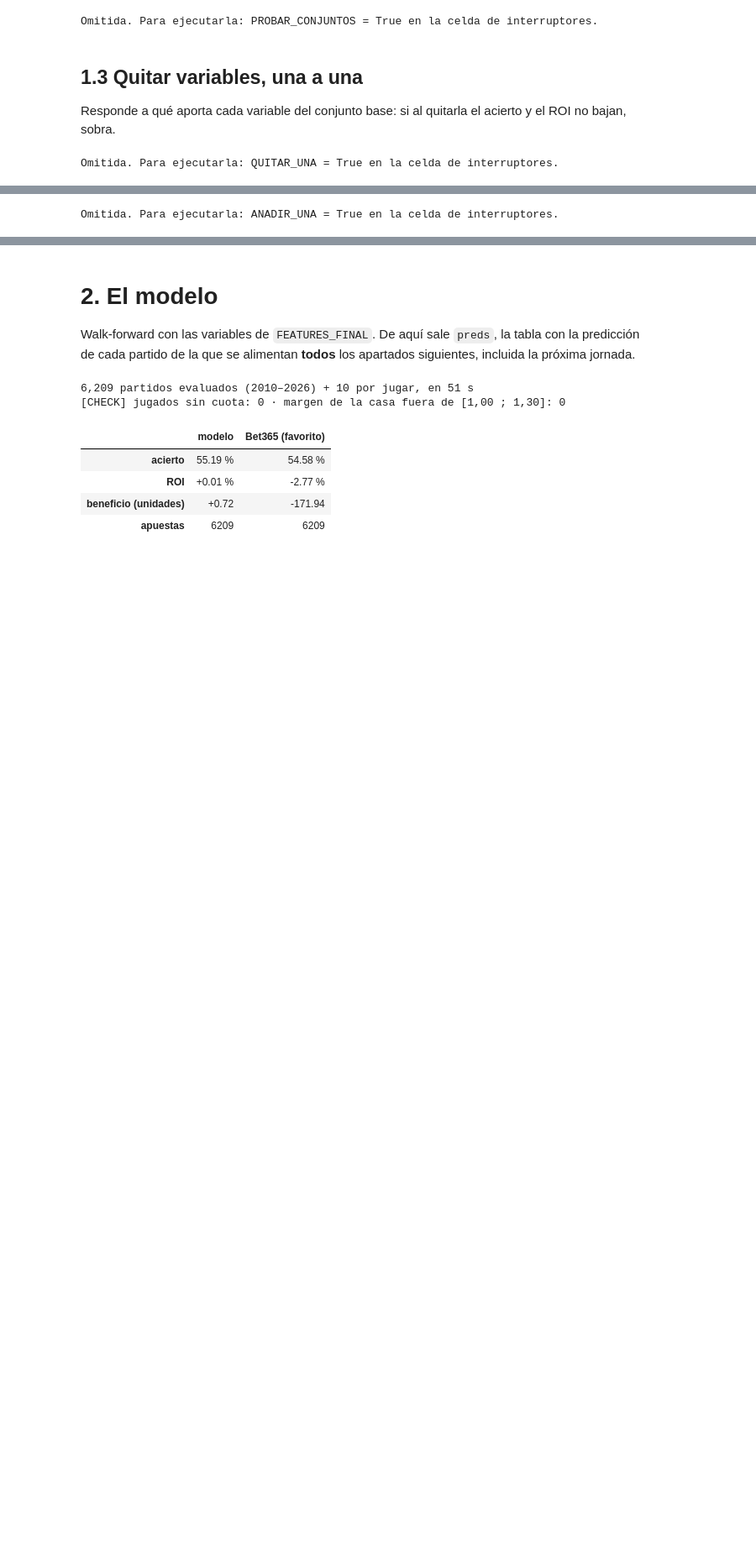
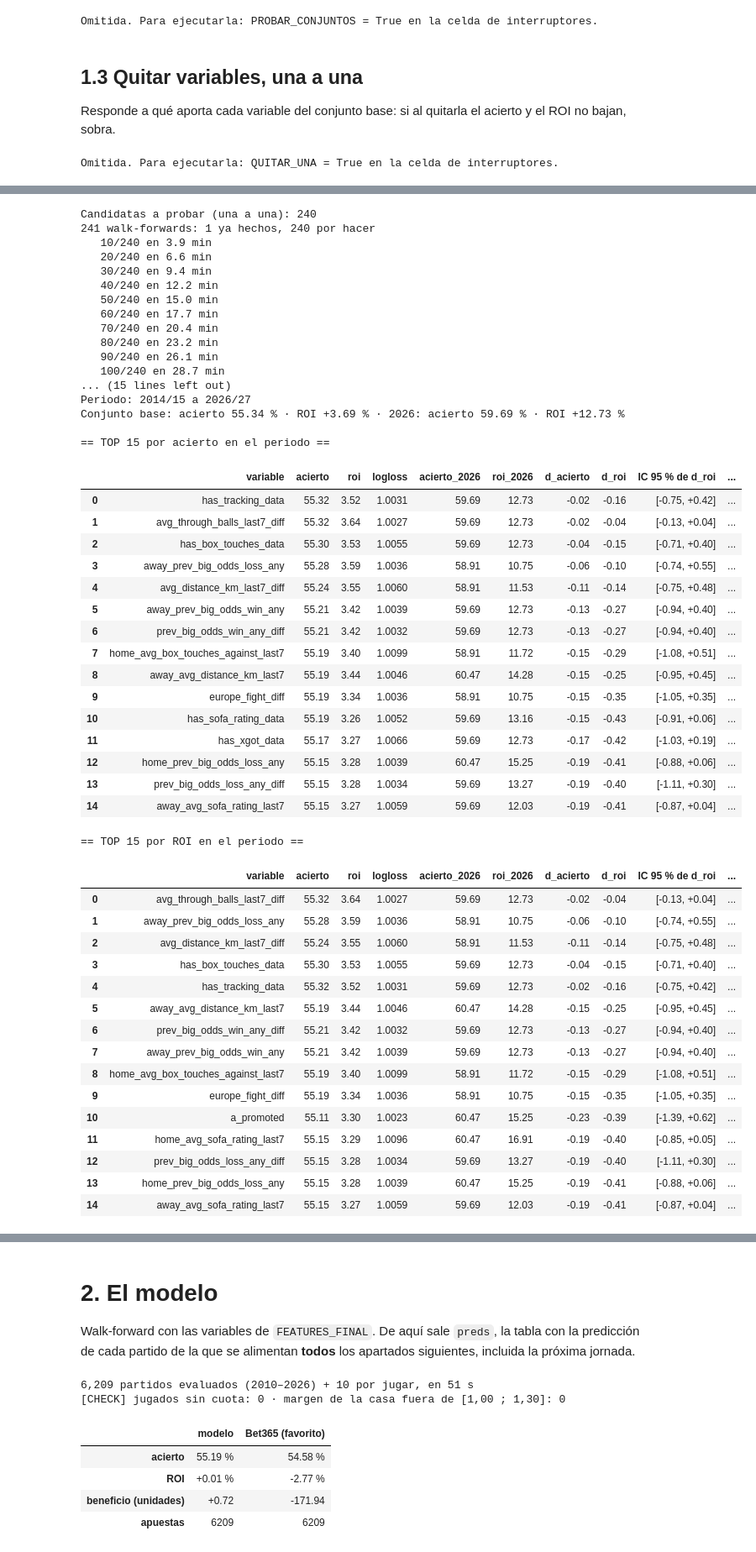
Before and after one commit to manuferrod/pronostico-laliga, a Jupyter notebook: MODELADO_trabajo.ipynb, the cells around one changed output, grey strips where cells are left out. Shown at 84% size. Cells and saved outputs as stored; diff of their text form; code cells hidden in the pictures; blank space fills up the shorter version.

```diff
--- a/MODELADO_trabajo.ipynb
+++ b/MODELADO_trabajo.ipynb
@@ -549,25 +602,87 @@ Con unas 250 candidatas tarda alrededor de 50 minutos en un equipo de 12 núcleo
 # %%
 if ANADIR_UNA:
     _fuera = set(BASE_FEATURES) | {"Date", "FTR", "HomeTeam_norm", "AwayTeam_norm", "target", "Season", "Matchweek"}
     CANDIDATAS = [c for c in df.columns if c not in _fuera and pd.api.types.is_numeric_dtype(df[c])
                   and df[c].nunique() > 1 and df[c].notna().all()]
     print(f"Candidatas a probar (una a una): {len(CANDIDATAS)}")
-    _c = {"BASE": list(BASE_FEATURES)}
-    _c.update({f: list(BASE_FEATURES) + [f] for f in CANDIDATAS})
-    resultados = tabla_pruebas(prueba_conjuntos(_c), "BASE")
+    if BASE_FEATURES:
+        _ref = "Conjunto base"
+        _c = {"BASE": list(BASE_FEATURES)}
+        _c.update({f: list(BASE_FEATURES) + [f] for f in CANDIDATAS})
+        _res = prueba_conjuntos(_c)
+    else:
+        # sin variables de partida: cada candidata sola, comparada con apostar siempre al favorito de Bet365
+        _ref = "Referencia, siempre al favorito de Bet365"
+        _solas = prueba_conjuntos({f: [f] for f in CANDIDATAS})
+        _m = pon_mercado(next(iter(_solas.values())))
+        _m["y_pred"] = _m["y_pred_market"]
+        _j = _m["y_true"].isin(ETIQUETAS) & en_periodo(_m["Season"])
+        _m.attrs["logloss"] = log_loss_hda(_m.loc[_j, "y_true"], _m.loc[_j, ["pH_mkt_pred", "pD_mkt_pred", "pA_mkt_pred"]])
+        _res = {"BASE": _m, **_solas}
+    resultados = tabla_pruebas(_res, "BASE")
     _b = resultados.iloc[0]
     for _m in ("acierto", "roi"):
         resultados[f"d_{_m}_{TEMPORADA_FOCO}"] = resultados[f"{_m}_{TEMPORADA_FOCO}"] - _b[f"{_m}_{TEMPORADA_FOCO}"]
-    print(f"\nConjunto base: acierto {_b['acierto']:.2f} % · ROI {_b['roi']:+.2f} % · "
+    print(f"\nPeriodo: {PERIODO}\n{_ref}: acierto {_b['acierto']:.2f} % · ROI {_b['roi']:+.2f} % · "
           f"{TEMPORADA_FOCO}: acierto {_b[f'acierto_{TEMPORADA_FOCO}']:.2f} % · ROI {_b[f'roi_{TEMPORADA_FOCO}']:+.2f} %")
     _r = resultados.iloc[1:].rename(columns={"conjunto": "variable"})
-    for _col, _tit in (("acierto", "acierto global"), ("roi", "ROI global"),
+    for _col, _tit in (("acierto", "acierto en el periodo"), ("roi", "ROI en el periodo"),
                        (f"acierto_{TEMPORADA_FOCO}", f"acierto {TEMPORADA_FOCO}"), (f"roi_{TEMPORADA_FOCO}", f"ROI {TEMPORADA_FOCO}")):
         print(f"\n== TOP 15 por {_tit} ==")
         muestra(_r, 15, _col)
-    resultados.to_csv(SELEC / f"anadir_una_{RUN_DATE}.csv", index=False)
-    print(f"Tabla completa en {SELEC / f'anadir_una_{RUN_DATE}.csv'}")
+    _csv = SELEC / f"anadir_una_{RUN_DATE}_{PER_A}-{PER_Z}_desde_{len(BASE_FEATURES)}.csv"
+    resultados.to_csv(_csv, index=False)
+    print(f"Tabla completa en {_csv}")
 else:
     print("Omitida. Para ejecutarla: ANADIR_UNA = True en la celda de interruptores.")
 # %% [output]
-Omitida. Para ejecutarla: ANADIR_UNA = True en la celda de interruptores.
+Candidatas a probar (una a una): 240
+241 walk-forwards: 1 ya hechos, 240 por hacer
+   10/240 en 3.9 min
+   20/240 en 6.6 min
+   30/240 en 9.4 min
+   40/240 en 12.2 min
+   50/240 en 15.0 min
+   60/240 en 17.7 min
+   70/240 en 20.4 min
+   80/240 en 23.2 min
+   90/240 en 26.1 min
+   100/240 en 28.7 min
+... (15 lines left out)
+Periodo: 2014/15 a 2026/27
+Conjunto base: acierto 55.34 % · ROI +3.69 % · 2026: acierto 59.69 % · ROI +12.73 %
+
+== TOP 15 por acierto en el periodo ==
+|  | variable | acierto | roi | logloss | acierto_2026 | roi_2026 | d_acierto | d_roi | IC 95 % de d_roi | ... |
+| 0 | has_tracking_data | 55.32 | 3.52 | 1.0031 | 59.69 | 12.73 | -0.02 | -0.16 | [-0.75, +0.42] | ... |
+| 1 | avg_through_balls_last7_diff | 55.32 | 3.64 | 1.0027 | 59.69 | 12.73 | -0.02 | -0.04 | [-0.13, +0.04] | ... |
+| 2 | has_box_touches_data | 55.30 | 3.53 | 1.0055 | 59.69 | 12.73 | -0.04 | -0.15 | [-0.71, +0.40] | ... |
+| 3 | away_prev_big_odds_loss_any | 55.28 | 3.59 | 1.0036 | 58.91 | 10.75 | -0.06 | -0.10 | [-0.74, +0.55] | ... |
+| 4 | avg_distance_km_last7_diff | 55.24 | 3.55 | 1.0060 | 58.91 | 11.53 | -0.11 | -0.14 | [-0.75, +0.48] | ... |
+| 5 | away_prev_big_odds_win_any | 55.21 | 3.42 | 1.0039 | 59.69 | 12.73 | -0.13 | -0.27 | [-0.94, +0.40] | ... |
+| 6 | prev_big_odds_win_any_diff | 55.21 | 3.42 | 1.0032 | 59.69 | 12.73 | -0.13 | -0.27 | [-0.94, +0.40] | ... |
+| 7 | home_avg_box_touches_against_last7 | 55.19 | 3.40 | 1.0099 | 58.91 | 11.72 | -0.15 | -0.29 | [-1.08, +0.51] | ... |
+| 8 | away_avg_distance_km_last7 | 55.19 | 3.44 | 1.0046 | 60.47 | 14.28 | -0.15 | -0.25 | [-0.95, +0.45] | ... |
+| 9 | europe_fight_diff | 55.19 | 3.34 | 1.0036 | 58.91 | 10.75 | -0.15 | -0.35 | [-1.05, +0.35] | ... |
+| 10 | has_sofa_rating_data | 55.19 | 3.26 | 1.0052 | 59.69 | 13.16 | -0.15 | -0.43 | [-0.91, +0.06] | ... |
+| 11 | has_xgot_data | 55.17 | 3.27 | 1.0066 | 59.69 | 12.73 | -0.17 | -0.42 | [-1.03, +0.19] | ... |
+| 12 | home_prev_big_odds_loss_any | 55.15 | 3.28 | 1.0039 | 60.47 | 15.25 | -0.19 | -0.41 | [-0.88, +0.06] | ... |
+| 13 | prev_big_odds_loss_any_diff | 55.15 | 3.28 | 1.0034 | 59.69 | 13.27 | -0.19 | -0.40 | [-1.11, +0.30] | ... |
+| 14 | away_avg_sofa_rating_last7 | 55.15 | 3.27 | 1.0059 | 59.69 | 12.03 | -0.19 | -0.41 | [-0.87, +0.04] | ... |
+== TOP 15 por ROI en el periodo ==
+|  | variable | acierto | roi | logloss | acierto_2026 | roi_2026 | d_acierto | d_roi | IC 95 % de d_roi | ... |
+| 0 | avg_through_balls_last7_diff | 55.32 | 3.64 | 1.0027 | 59.69 | 12.73 | -0.02 | -0.04 | [-0.13, +0.04] | ... |
+| 1 | away_prev_big_odds_loss_any | 55.28 | 3.59 | 1.0036 | 58.91 | 10.75 | -0.06 | -0.10 | [-0.74, +0.55] | ... |
+| 2 | avg_distance_km_last7_diff | 55.24 | 3.55 | 1.0060 | 58.91 | 11.53 | -0.11 | -0.14 | [-0.75, +0.48] | ... |
+| 3 | has_box_touches_data | 55.30 | 3.53 | 1.0055 | 59.69 | 12.73 | -0.04 | -0.15 | [-0.71, +0.40] | ... |
+| 4 | has_tracking_data | 55.32 | 3.52 | 1.0031 | 59.69 | 12.73 | -0.02 | -0.16 | [-0.75, +0.42] | ... |
+| 5 | away_avg_distance_km_last7 | 55.19 | 3.44 | 1.0046 | 60.47 | 14.28 | -0.15 | -0.25 | [-0.95, +0.45] | ... |
+| 6 | prev_big_odds_win_any_diff | 55.21 | 3.42 | 1.0032 | 59.69 | 12.73 | -0.13 | -0.27 | [-0.94, +0.40] | ... |
+| 7 | away_prev_big_odds_win_any | 55.21 | 3.42 | 1.0039 | 59.69 | 12.73 | -0.13 | -0.27 | [-0.94, +0.40] | ... |
+| 8 | home_avg_box_touches_against_last7 | 55.19 | 3.40 | 1.0099 | 58.91 | 11.72 | -0.15 | -0.29 | [-1.08, +0.51] | ... |
+| 9 | europe_fight_diff | 55.19 | 3.34 | 1.0036 | 58.91 | 10.75 | -0.15 | -0.35 | [-1.05, +0.35] | ... |
+| 10 | a_promoted | 55.11 | 3.30 | 1.0023 | 60.47 | 15.25 | -0.23 | -0.39 | [-1.39, +0.62] | ... |
+| 11 | home_avg_sofa_rating_last7 | 55.15 | 3.29 | 1.0096 | 60.47 | 16.91 | -0.19 | -0.40 | [-0.85, +0.05] | ... |
+| 12 | prev_big_odds_loss_any_diff | 55.15 | 3.28 | 1.0034 | 59.69 | 13.27 | -0.19 | -0.40 | [-1.11, +0.30] | ... |
+| 13 | home_prev_big_odds_loss_any | 55.15 | 3.28 | 1.0039 | 60.47 | 15.25 | -0.19 | -0.41 | [-0.88, +0.06] | ... |
+| 14 | away_avg_sofa_rating_last7 | 55.15 | 3.27 | 1.0059 | 59.69 | 12.03 | -0.19 | -0.41 | [-0.87, +0.04] | ... |
```
Also changed, not shown: parts of 10 cells of this notebook, 3 other files.
